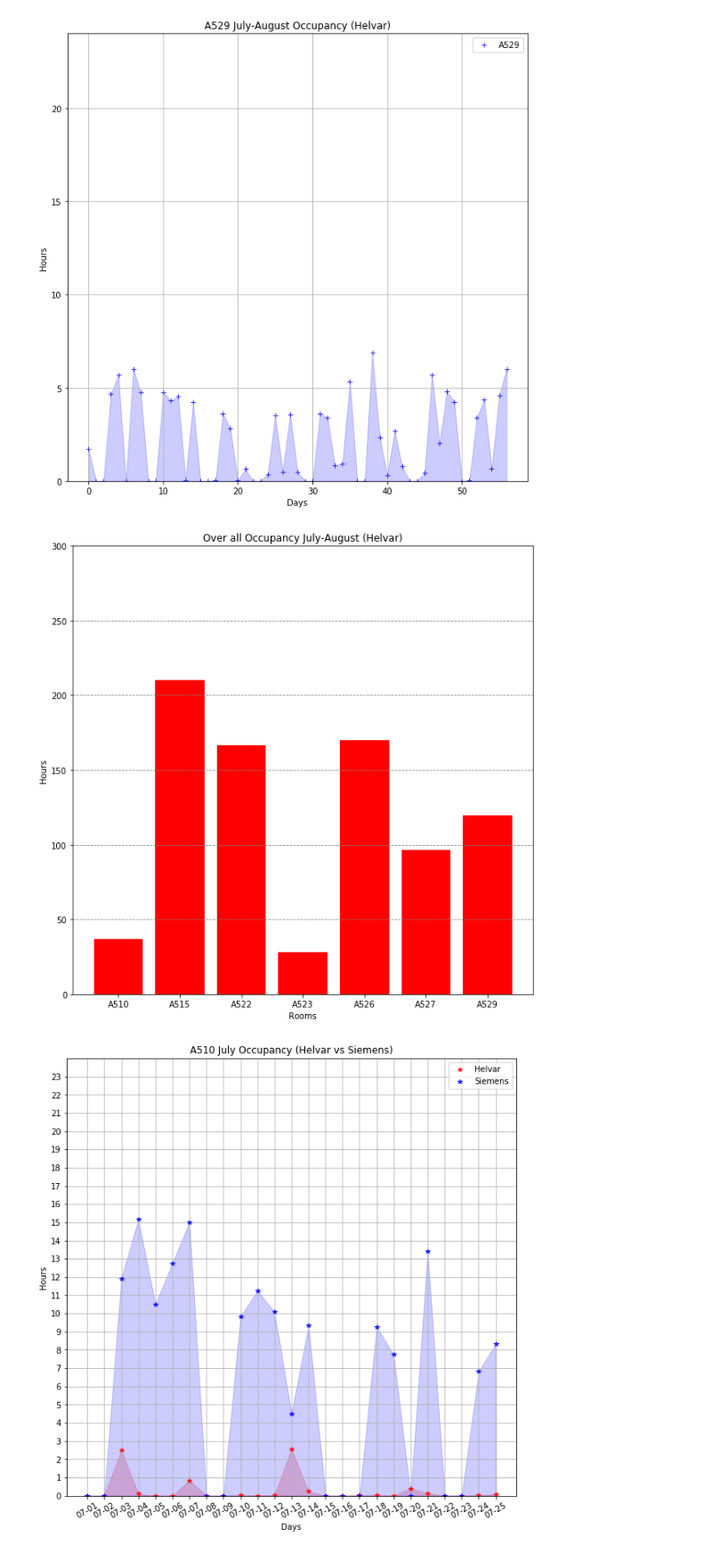
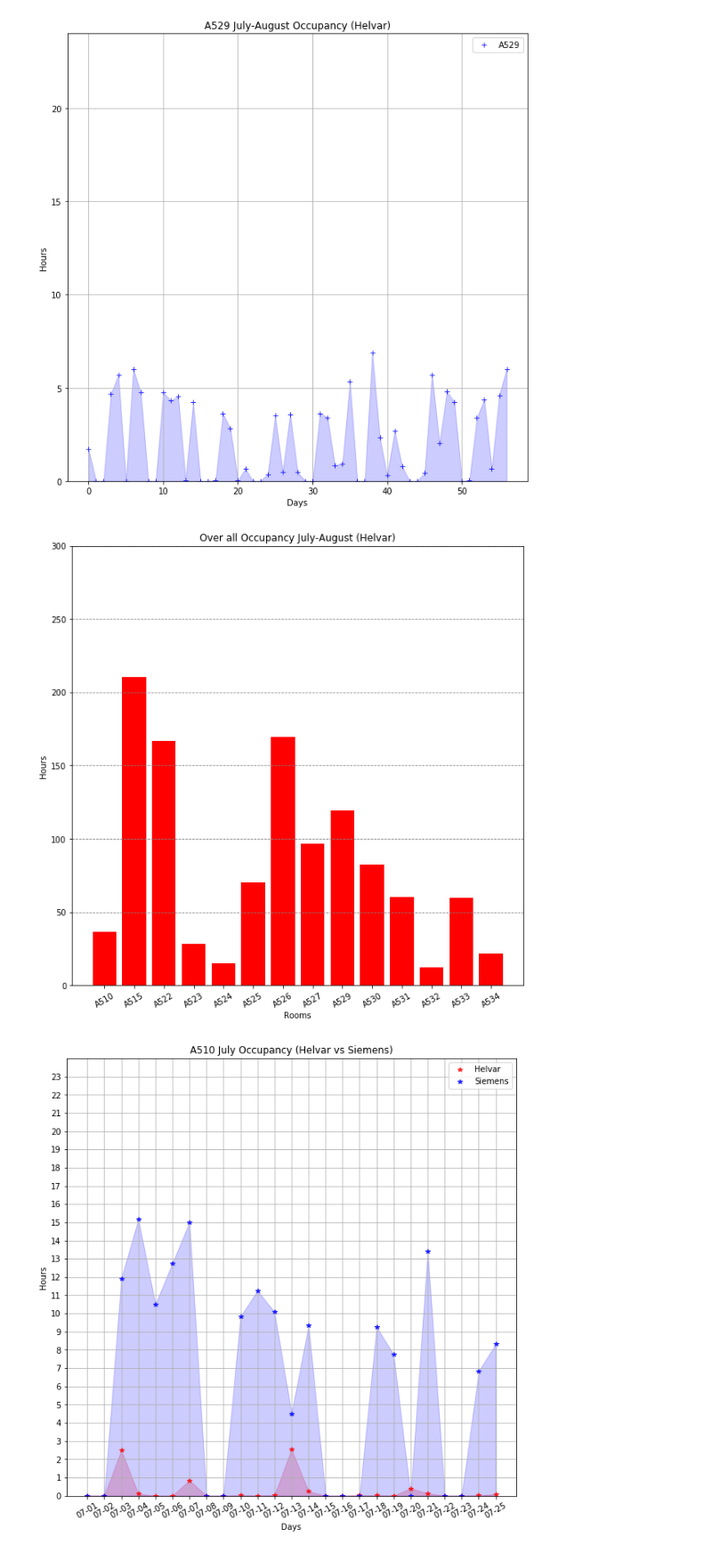
Before and after one commit to T3SC/smart-energy, a Jupyter notebook: occupancy_analysis.ipynb, the cells around one changed output. Shown at 89% size. Saved outputs shown, nothing was run; the diff lists cells and outputs as text; code cells hidden in the pictures.

Commit message:
Added rest of the rooms in Helvar over all occupancy barplot

```diff
--- a/occupancy_analysis.ipynb
+++ b/occupancy_analysis.ipynb
@@ -169,39 +169,31 @@ for m in mnth:
         plt.grid()
         #plt.show()
 # %%
-rooms = ["A510","A515","A522","A523","A526","A527","A529"]
-colors = ['r','g','b','y','c','k','b']
-marker = ['*','o','h','d','s','>','+']
-color_names = ['red','green','blue','yellow','cyan','black','blue']
+rooms = ["A510","A515","A522","A523","A524","A525","A526","A527","A529","A530","A531","A532","A533","A534"]
 hour = []
 
 for i,r in enumerate(rooms):
     with open('data/UsageRate/'+r+'.txt') as k:
         temp = json.load(k,encoding='latin1')
 
     hour.append(sum([float(t['Usage']) for t in reversed(temp)]))
 
 fig = plt.figure(figsize=(10,10))
 ax = fig.add_subplot(111)
-#ax.set_xlim([1,len(months[m][r])])
 ax.set_ylim([0,300])
-#ax.plot(temperature, colors[i]+marker[i], label= r, alpha=0.8)
-#d = scipy.zeros(len(temperature))
-#X = [x for x in range(0,len(temperature))]
-#ax.fill_between(X,d,temperature, interpolate=True, color=color_names[i], alpha=0.2)
 ax.bar(range(len(rooms)), hour, width=0.8, color='r')
 ax.yaxis.grid(color='gray', linestyle='dashed')
 ax.legend(loc='best')
 ax.set_xlabel('Rooms')
 ax.set_ylabel('Hours')
 #ax.set_xticks([x for x in range(len(rooms))]+0.4)
-rooms = ['d']+rooms
-ax.set_xticklabels(rooms)
 
+#ax.set_xticklabels(rooms)
+plt.xticks(range(0,14), rooms, rotation=30)
 plt.title("Over all Occupancy July-August (Helvar)")
 plt.show()
 # %% [output]
-[figure, old version]
+[figure, new version]
 # %%
 room_names = ["A510","A515","A522","A523","A526","A527","A529"]
 colors = ['r','g','b','y','c','k','b']
```
